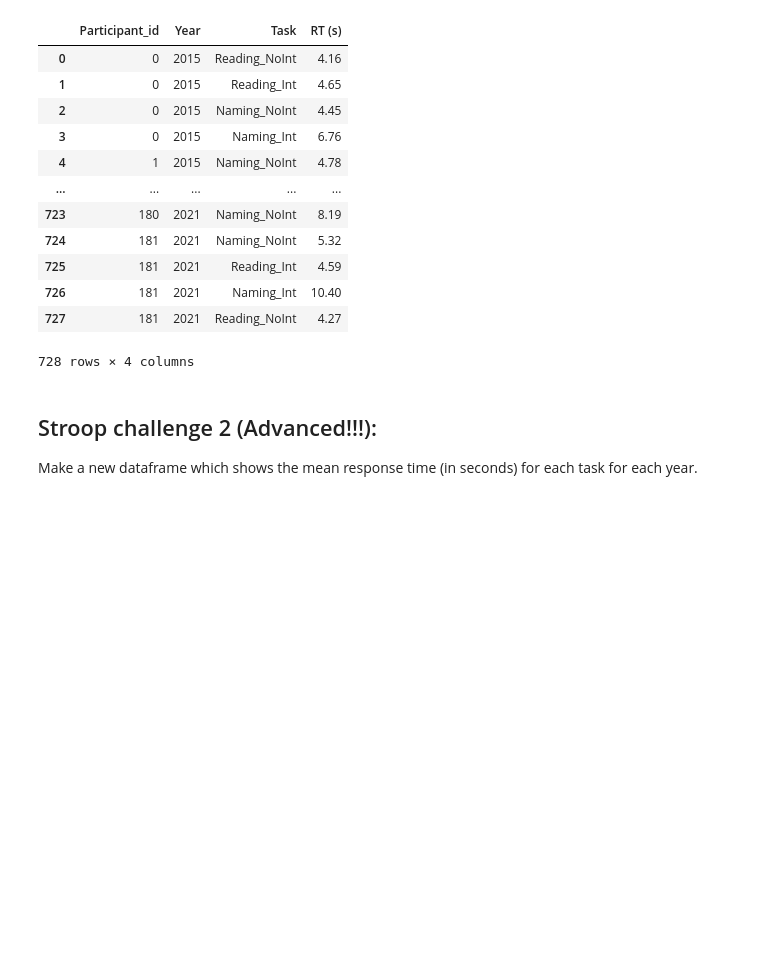
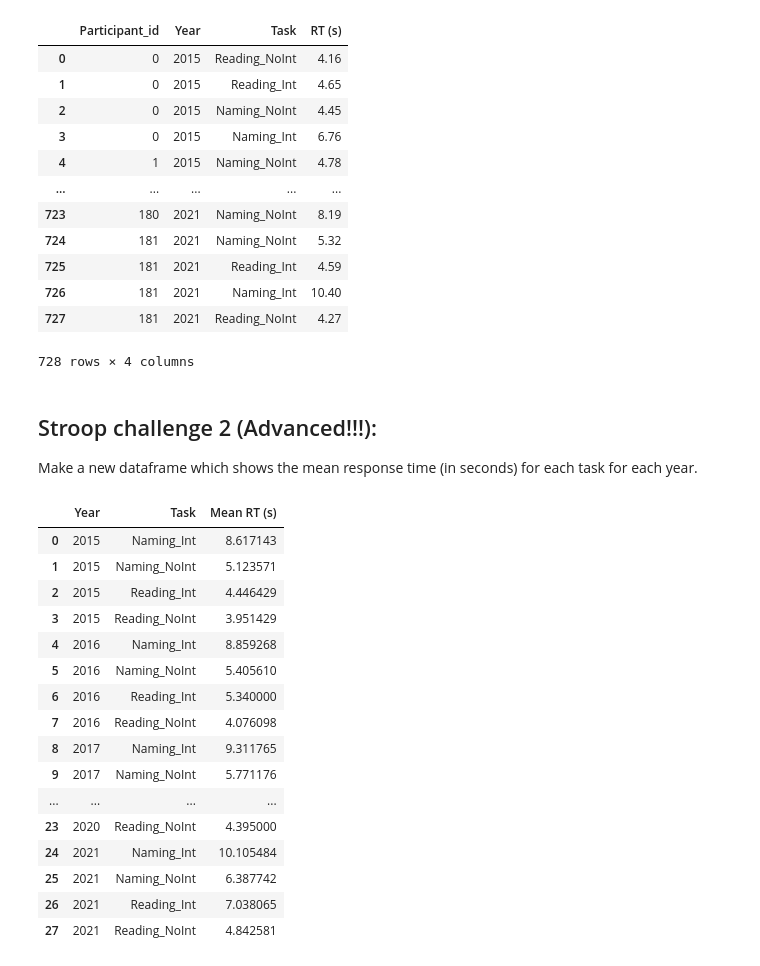
Before and after one commit to soerinev/CulturalDataScience, a Jupyter notebook: class_notes_and_exercises/fun_with_pandas.ipynb, the cells around one changed output. Saved outputs shown, nothing was run; the diff lists cells and outputs as text; code cells hidden in the pictures; blank space fills up the shorter version.

```diff
--- a/class_notes_and_exercises/fun_with_pandas.ipynb
+++ b/class_notes_and_exercises/fun_with_pandas.ipynb
@@ -480,3 +480,36 @@ finito_df
 ## Stroop challenge 2 (Advanced!!!):
 
 Make a new dataframe which shows the mean response time (in seconds) for each task for each year.
+# %%
+# group finito_df by 'Year' and 'Task'
+year_task_df = finito_df.groupby(['Year', 'Task'])
+
+# calculate the mean of the 'RT (s)' for each combination of "Year" and "Task"
+mean_rt = year_task_df['RT (s)'].mean()
+
+# convert result back to a df
+mean_df = mean_rt.reset_index()
+
+# rename the 'RT (s)' column to 'Mean RT (s)'
+mean_df.rename(columns={'RT (s)': 'Mean RT (s)'}, inplace=True)
+
+# view df
+mean_df
+# %% [output]
+|  | Year | Task | Mean RT (s) |
+| 0 | 2015 | Naming_Int | 8.617143 |
+| 1 | 2015 | Naming_NoInt | 5.123571 |
+| 2 | 2015 | Reading_Int | 4.446429 |
+| 3 | 2015 | Reading_NoInt | 3.951429 |
+| 4 | 2016 | Naming_Int | 8.859268 |
+| 5 | 2016 | Naming_NoInt | 5.405610 |
+| 6 | 2016 | Reading_Int | 5.340000 |
+| 7 | 2016 | Reading_NoInt | 4.076098 |
+| 8 | 2017 | Naming_Int | 9.311765 |
+| 9 | 2017 | Naming_NoInt | 5.771176 |
+| ... | ... | ... | ... |
+| 23 | 2020 | Reading_NoInt | 4.395000 |
+| 24 | 2021 | Naming_Int | 10.105484 |
+| 25 | 2021 | Naming_NoInt | 6.387742 |
+| 26 | 2021 | Reading_Int | 7.038065 |
+| 27 | 2021 | Reading_NoInt | 4.842581 |
```
Also changed, not shown: parts of 7 cells of this notebook.
